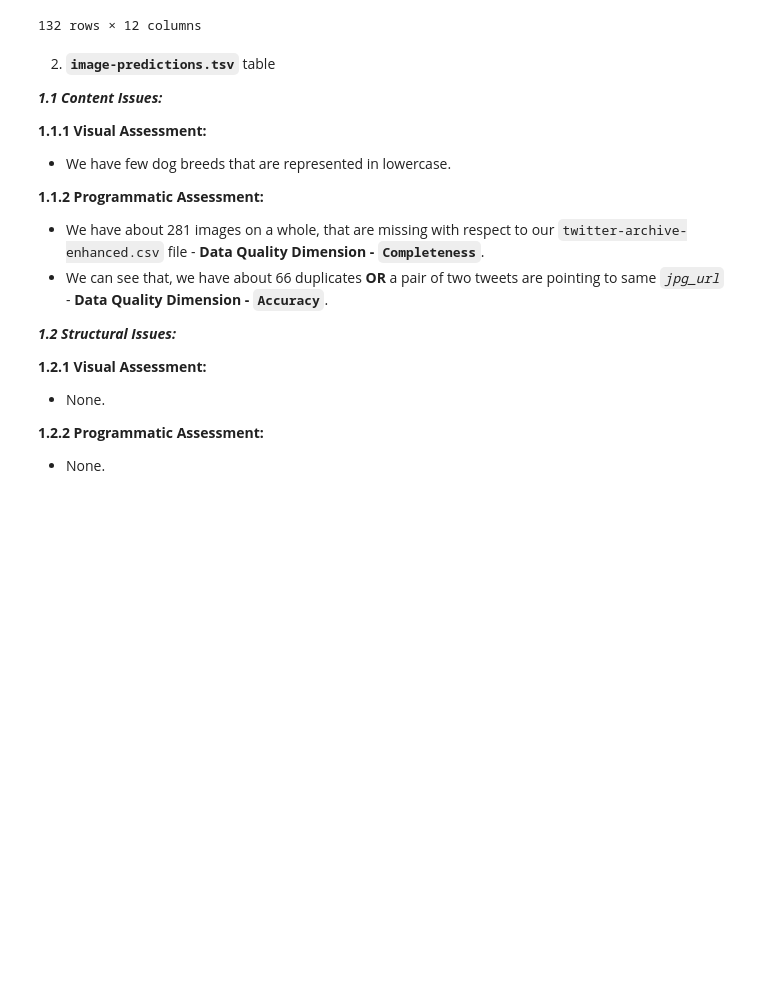
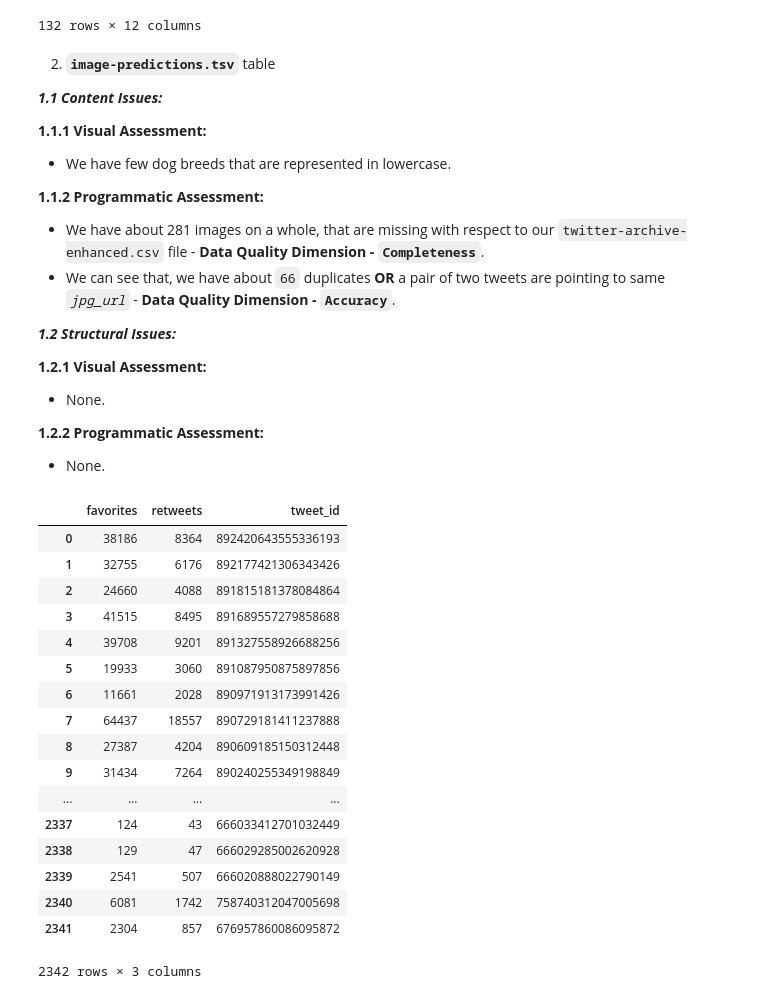
Before and after one commit to saikn85/Wrangle_WeRateDogs, a Jupyter notebook: wrangle_act.ipynb, the cells around one changed output. Drawn from its saved outputs; the diff is of its cells as text; code cells hidden in the pictures; blank space fills up the shorter version.

```diff
--- a/wrangle_act.ipynb
+++ b/wrangle_act.ipynb
@@ -456,7 +548,7 @@ img_pre[img_pre['jpg_url'].duplicated(keep = False)].sort_values(by = 'jpg_url')
 
 **1.1.2 Programmatic Assessment:**
 - We have about 281 images on a whole, that are missing with respect to our `twitter-archive-enhanced.csv` file - **Data Quality Dimension - `Completeness`**.
-- We can see that, we have about 66 duplicates **OR** a pair of two tweets are pointing to same *`jpg_url`* - **Data Quality Dimension - `Accuracy`**.
+- We can see that, we have about `66` duplicates **OR** a pair of two tweets are pointing to same *`jpg_url`* - **Data Quality Dimension - `Accuracy`**.
 
 ***1.2 Structural Issues:***
 
@@ -465,3 +557,25 @@ img_pre[img_pre['jpg_url'].duplicated(keep = False)].sort_values(by = 'jpg_url')
 
 **1.2.2 Programmatic Assessment:**
 - None.
+# %%
+# assessing tweet_master dataset
+retweets_fav
+# %% [output]
+|  | favorites | retweets | tweet_id |
+| 0 | 38186 | 8364 | 892420643555336193 |
+| 1 | 32755 | 6176 | 892177421306343426 |
+| 2 | 24660 | 4088 | 891815181378084864 |
+| 3 | 41515 | 8495 | 891689557279858688 |
+| 4 | 39708 | 9201 | 891327558926688256 |
+| 5 | 19933 | 3060 | 891087950875897856 |
+| 6 | 11661 | 2028 | 890971913173991426 |
+| 7 | 64437 | 18557 | 890729181411237888 |
+| 8 | 27387 | 4204 | 890609185150312448 |
+| 9 | 31434 | 7264 | 890240255349198849 |
+| ... | ... | ... | ... |
+| 2337 | 124 | 43 | 666033412701032449 |
+| 2338 | 129 | 47 | 666029285002620928 |
+| 2339 | 2541 | 507 | 666020888022790149 |
+| 2340 | 6081 | 1742 | 758740312047005698 |
+| 2341 | 2304 | 857 | 676957860086095872 |
+2342 rows × 3 columns
```
Also changed, not shown: parts of 17 cells of this notebook, 1 other file.
